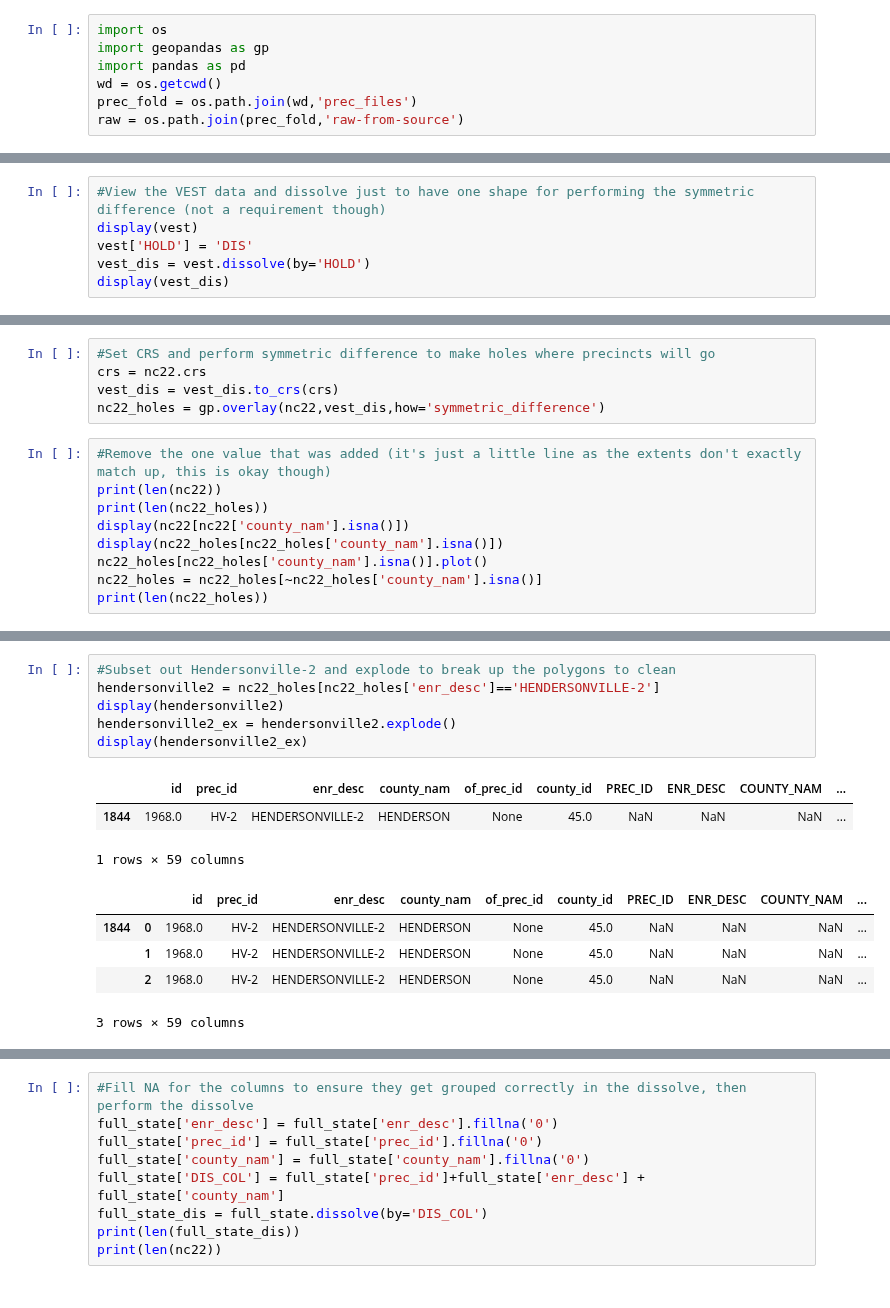
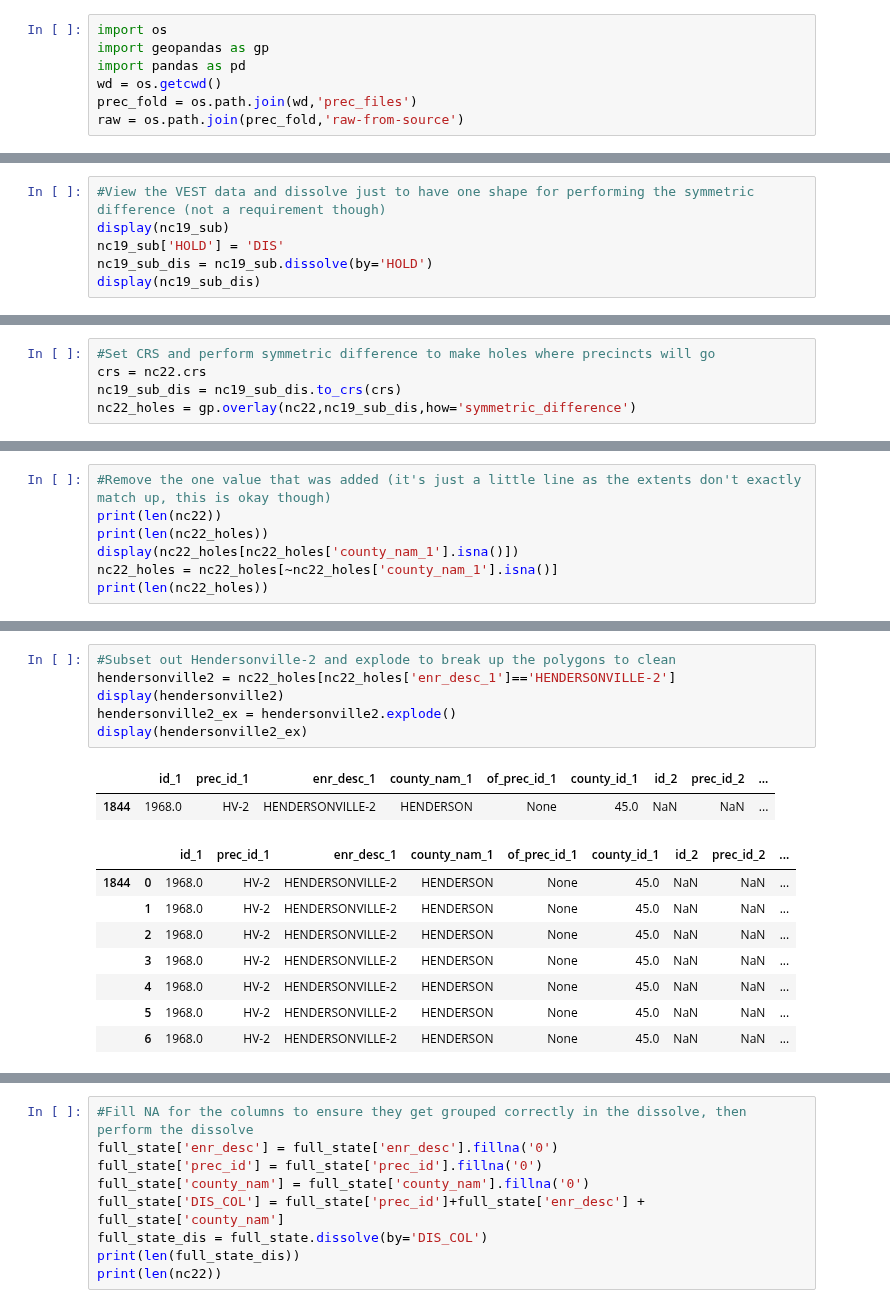
Before and after one commit to nonpartisan-redistricting-datahub/pber_collection, a Jupyter notebook: NC/2022/cleaning-nc-shapes.ipynb, the cells around one changed output, grey strips where cells are left out. Cells and saved outputs as stored; diff of their text form.

```diff
--- a/NC/2022/cleaning-nc-shapes.ipynb
+++ b/NC/2022/cleaning-nc-shapes.ipynb
@@ -12,7 +20,7 @@ nc22 = gp.read_file(os.path.join(raw,'SBE_PRECINCTS_20220831.shp'))
 # %%
 #View the VEST data and dissolve just to have one shape for performing the symmetric difference (not a requirement though)
-display(vest)
-vest['HOLD'] = 'DIS'
-vest_dis = vest.dissolve(by='HOLD')
-display(vest_dis)
+display(nc19_sub)
+nc19_sub['HOLD'] = 'DIS'
+nc19_sub_dis = nc19_sub.dissolve(by='HOLD')
+display(nc19_sub_dis)
 # %% [output]
@@ -28,14 +39,5 @@ display(vest_dis)
 # %%
 #Set CRS and perform symmetric difference to make holes where precincts will go
 crs = nc22.crs
-vest_dis = vest_dis.to_crs(crs)
-nc22_holes = gp.overlay(nc22,vest_dis,how='symmetric_difference')
+nc19_sub_dis = nc19_sub_dis.to_crs(crs)
+nc22_holes = gp.overlay(nc22,nc19_sub_dis,how='symmetric_difference')
-# %%
-#Remove the one value that was added (it's just a little line as the extents don't exactly match up, this is okay though)
-print(len(nc22))
-print(len(nc22_holes))
-display(nc22[nc22['county_nam'].isna()])
-display(nc22_holes[nc22_holes['county_nam'].isna()])
-nc22_holes[nc22_holes['county_nam'].isna()].plot()
-nc22_holes = nc22_holes[~nc22_holes['county_nam'].isna()]
-print(len(nc22_holes))
@@ -50,0 +44,7 @@ print(len(nc22_holes))
+# %%
+#Remove the one value that was added (it's just a little line as the extents don't exactly match up, this is okay though)
+print(len(nc22))
+print(len(nc22_holes))
+display(nc22_holes[nc22_holes['county_nam_1'].isna()])
+nc22_holes = nc22_holes[~nc22_holes['county_nam_1'].isna()]
+print(len(nc22_holes))
@@ -51,18 +57,20 @@ print(len(nc22_holes))
 # %%
 #Subset out Hendersonville-2 and explode to break up the polygons to clean
-hendersonville2 = nc22_holes[nc22_holes['enr_desc']=='HENDERSONVILLE-2']
+hendersonville2 = nc22_holes[nc22_holes['enr_desc_1']=='HENDERSONVILLE-2']
 display(hendersonville2)
 hendersonville2_ex = hendersonville2.explode()
 display(hendersonville2_ex)
 # %% [output]
-|  | id | prec_id | enr_desc | county_nam | of_prec_id | county_id | PREC_ID | ENR_DESC | COUNTY_NAM | ... |
-| 1844 | 1968.0 | HV-2 | HENDERSONVILLE-2 | HENDERSON | None | 45.0 | NaN | NaN | NaN | ... |
+|  | id_1 | prec_id_1 | enr_desc_1 | county_nam_1 | of_prec_id_1 | county_id_1 | id_2 | prec_id_2 | ... |
+| 1844 | 1968.0 | HV-2 | HENDERSONVILLE-2 | HENDERSON | None | 45.0 | NaN | NaN | ... |
-1 rows × 59 columns
-|  |  | id | prec_id | enr_desc | county_nam | of_prec_id | county_id | PREC_ID | ENR_DESC | COUNTY_NAM | ... |
-| 1844 | 0 | 1968.0 | HV-2 | HENDERSONVILLE-2 | HENDERSON | None | 45.0 | NaN | NaN | NaN | ... |
-|  | 1 | 1968.0 | HV-2 | HENDERSONVILLE-2 | HENDERSON | None | 45.0 | NaN | NaN | NaN | ... |
-|  | 2 | 1968.0 | HV-2 | HENDERSONVILLE-2 | HENDERSON | None | 45.0 | NaN | NaN | NaN | ... |
+|  |  | id_1 | prec_id_1 | enr_desc_1 | county_nam_1 | of_prec_id_1 | county_id_1 | id_2 | prec_id_2 | ... |
+| 1844 | 0 | 1968.0 | HV-2 | HENDERSONVILLE-2 | HENDERSON | None | 45.0 | NaN | NaN | ... |
+|  | 1 | 1968.0 | HV-2 | HENDERSONVILLE-2 | HENDERSON | None | 45.0 | NaN | NaN | ... |
+|  | 2 | 1968.0 | HV-2 | HENDERSONVILLE-2 | HENDERSON | None | 45.0 | NaN | NaN | ... |
+|  | 3 | 1968.0 | HV-2 | HENDERSONVILLE-2 | HENDERSON | None | 45.0 | NaN | NaN | ... |
+|  | 4 | 1968.0 | HV-2 | HENDERSONVILLE-2 | HENDERSON | None | 45.0 | NaN | NaN | ... |
+|  | 5 | 1968.0 | HV-2 | HENDERSONVILLE-2 | HENDERSON | None | 45.0 | NaN | NaN | ... |
+|  | 6 | 1968.0 | HV-2 | HENDERSONVILLE-2 | HENDERSON | None | 45.0 | NaN | NaN | ... |
-3 rows × 59 columns
 # %%
 #Reassign values for Hendersonville-2 to the correct precincts
 hendersonville2_ex.reset_index(inplace=True,drop=False)
```
Also changed, not shown: parts of 9 cells of this notebook.
